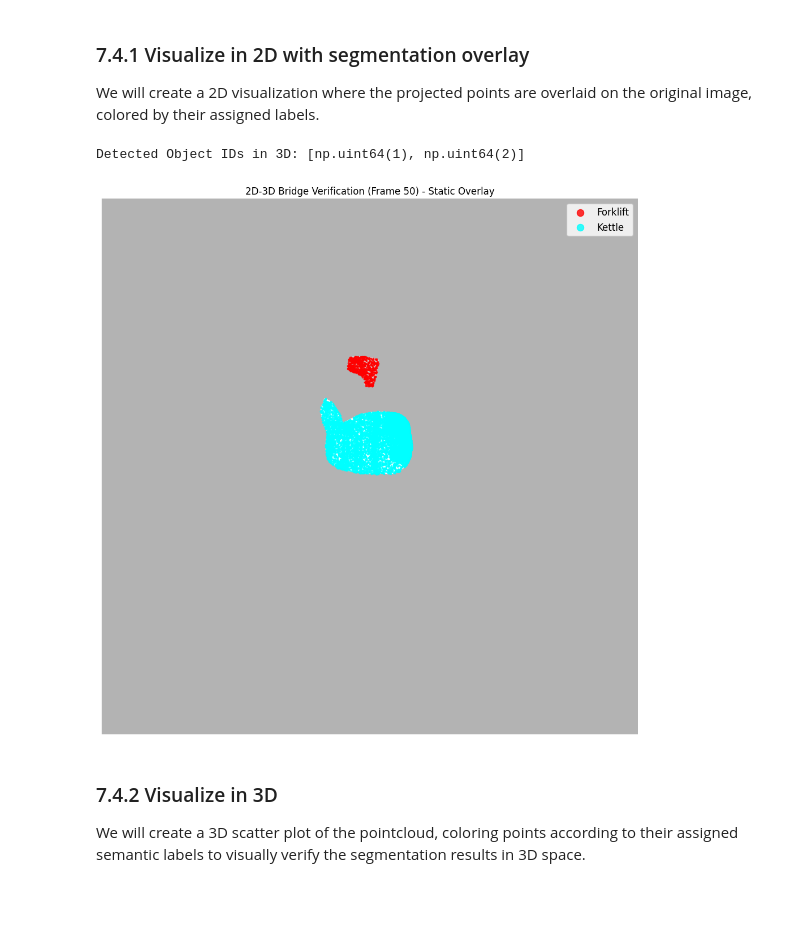
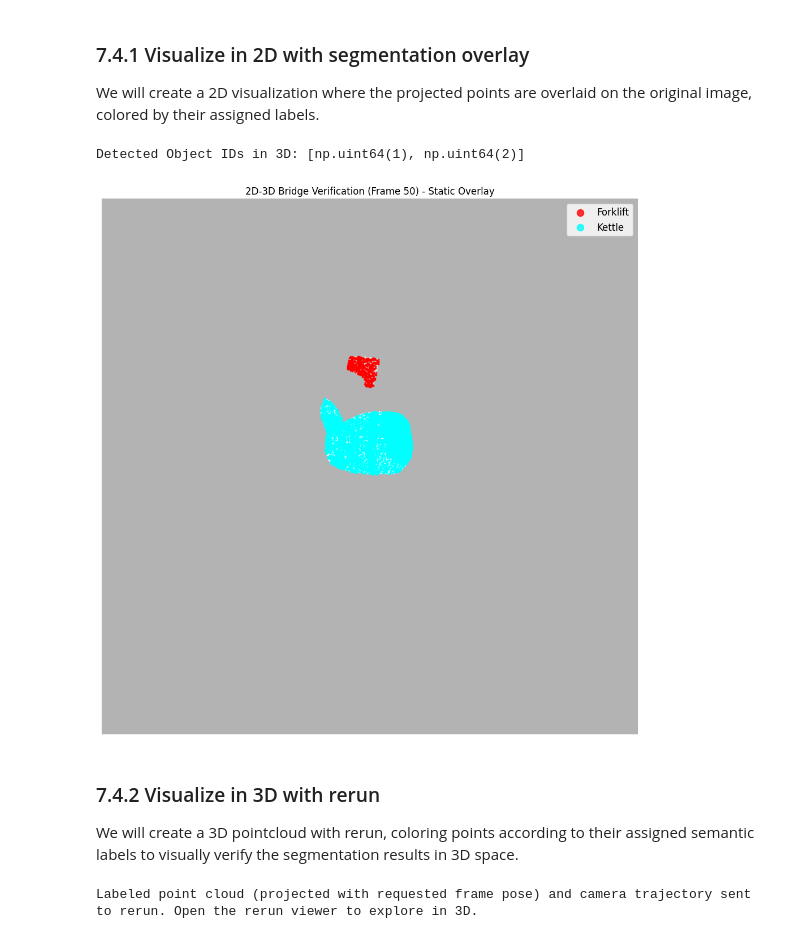
Before and after one commit to GianMalvisi/AriaGen1, a Jupyter notebook: notebooks/07_pointcloud_segmentation.ipynb, the cells around one changed output. Saved outputs shown, nothing was run; the diff lists cells and outputs as text; code cells hidden in the pictures; blank space fills up the shorter version.

Commit message:
added 3d visualization with rerun

```diff
--- a/notebooks/07_pointcloud_segmentation.ipynb
+++ b/notebooks/07_pointcloud_segmentation.ipynb
@@ -173,9 +176,10 @@ import matplotlib.pyplot as plt
 import matplotlib.patches as mpatches
 import numpy as np
 
-def plot_refined_verification(labeled_df, target_mask):
+def plot_refined_verification(labeled_df, target_mask, pose_row):
     """
     Overlays labeled points with a compact legend and fixed colors.
+    If pose_row is provided, uses it for projection (single frame mode).
     """
     # Filter points belonging to objects
     target_pts = labeled_df[labeled_df['semantic_label'] > 0].copy()
@@ -192,42 +196,52 @@ def plot_refined_verification(labeled_df, target_mask):
     u_list, v_list, id_list = [], [], []
     for _, row in target_pts.iterrows():
         p_world = np.array([row['px_world'], row['py_world'], row['pz_world']])
-        pix = project_world_to_rgb_image(p_world, row, rgb_calib, T_Device_Camera)
+        # Use pose_row if provided (single frame mode), else use row (multi-frame mode)
+        pose = pose_row if pose_row is not None else row
+        pix = project_world_to_rgb_image(p_world, pose, rgb_calib, T_Device_Camera)
         if pix is not None:
             u_list.append(pix[0])
             v_list.append(pix[1])
             id_list.append(row['semantic_label'])
 
     # Convert to arrays for easier indexing
     u_list = np.array(u_list)
     v_list = np.array(v_list)
     id_list = np.array(id_list)
 
     plt.figure(figsize=(15, 10))
     plt.imshow(target_mask, cmap='gray', alpha=0.3)
 
     # Manual mapping for consistent colors:
     # We assign Red to the first ID (forklift) and Cyan to the second (kettle)
     colors_map = {unique_ids[0]: 'red', unique_ids[1]: 'cyan'} if len(unique_ids) >= 2 else {unique_ids[0]: 'red'}
 
     # Plot each object separately
     for obj_id, color in colors_map.items():
         mask_id = (id_list == obj_id)
         label_name = "Forklift" if color == 'red' else "Kettle"
         plt.scatter(u_list[mask_id], v_list[mask_id], c=color, s=3, alpha=0.8, label=label_name)
 
     plt.legend(loc='upper right', frameon=True, fontsize=12, markerscale=5)
 
     plt.title(f'2D-3D Bridge Verification (Frame {frame_idx}) - Static Overlay')
     plt.axis('off')
     plt.tight_layout()
     plt.show()
 
-# Run the refined verification
-plot_refined_verification(labeled_points, mask)
+# Get the correct pose_row for the selected frame
+segmentation_fps = 10
+trajectory_fps = 30
+segmentation_time = frame_idx / segmentation_fps
+trajectory_times = trajectory_df['timestamp_ns'] * 1e-9 if 'timestamp_ns' in trajectory_df.columns else np.arange(len(trajectory_df)) / trajectory_fps
+closest_traj_idx = (np.abs(trajectory_times - segmentation_time)).argmin()
+pose_row = trajectory_df.iloc[closest_traj_idx]
+
+# Run the refined verification on the per-frame labeled points, using the correct pose
+plot_refined_verification(labeled_points_frame, mask, pose_row=pose_row)
 # %% [output]
 Detected Object IDs in 3D: [np.uint64(1), np.uint64(2)]
-[figure, old version]
+[figure, new version]
 # %% [markdown]
-### 7.4.2 Visualize in 3D
-We will create a 3D scatter plot of the pointcloud, coloring points according to their assigned semantic labels to visually verify the segmentation results in 3D space.
+### 7.4.2 Visualize in 3D with rerun
+We will create a 3D pointcloud with rerun, coloring points according to their assigned semantic labels to visually verify the segmentation results in 3D space.
@@ -312,0 +248,52 @@ visualize_3d_zoomed(labeled_points, margin=2.0, bg_sample_frac=0.1)
+# %%
+# --- Visualize labeled point cloud AND camera trajectory in rerun ---
+import rerun as rr
+import numpy as np
+
+# ATTENZIONE: labeled_points_frame contiene SOLO i punti visibili dalla camera nel frame richiesto.
+# Se vuoi visualizzare TUTTA la nuvola proiettata con la pose del frame richiesto, usa labeled_points_single_pose (se esiste).
+# Qui mostro entrambe le opzioni, scegli quella che vuoi visualizzare:
+
+# 1. SOLO punti visibili dalla camera nel frame richiesto:
+points_xyz = labeled_points_frame[['px_world', 'py_world', 'pz_world']].to_numpy(dtype=np.float32)
+labels = labeled_points_frame['semantic_label'].to_numpy()
+
+# # 2. TUTTI i punti proiettati con la pose del frame richiesto (decommenta se vuoi questa opzione)
+# points_xyz = labeled_points_single_pose[['px_world', 'py_world', 'pz_world']].to_numpy(dtype=np.float32)
+# labels = labeled_points_single_pose['semantic_label'].to_numpy()
+
+label_to_color = {
+    0: [180, 180, 180],  # background
+    1: [255, 0, 0],      # object 1
+    2: [0, 255, 255],    # object 2
+}
+colors = np.array([label_to_color.get(int(l), [0,0,0]) for l in labels], dtype=np.uint8)
+
+# Optionally, filter to a max number of points for performance
+max_points = 500_000
+if points_xyz.shape[0] > max_points:
+    idx = np.random.choice(points_xyz.shape[0], size=max_points, replace=False)
+    points_xyz = points_xyz[idx]
+    colors = colors[idx]
+
+# --- Camera trajectory ---
+traj_xyz = trajectory_df[['tx_world_device', 'ty_world_device', 'tz_world_device']].to_numpy(dtype=np.float32)
+
+# Center both clouds for easier navigation (use the mean of the trajectory, not the pointcloud)
+center = np.mean(traj_xyz, axis=0, keepdims=True)
+points_xyz_centered = points_xyz - center
+traj_xyz_centered = traj_xyz - center
+
+# Start rerun session
+rr.init("Aria_Segmentation_3D_with_Camera", spawn=True)
+
+# Log the labeled point cloud with smaller radius
+rr.log("pointcloud/labeled", rr.Points3D(points_xyz_centered, colors=colors, radii=0.001))
+# Log the camera trajectory as a 3D line
+rr.log("camera/trajectory", rr.LineStrips3D([traj_xyz_centered], colors=[[0,255,0]]))
+# Log the camera origin (first pose) as a reference point
+rr.log("camera/origin", rr.Points3D([traj_xyz_centered[0]], colors=[[0,0,255]], radii=0.01))
+
+print("Labeled point cloud and camera trajectory sent to rerun.\nSe vuoi vedere tutta la nuvola proiettata con la pose del frame richiesto, decommenta la parte con labeled_points_single_pose.")
+# %% [output]
+Labeled point cloud (projected with requested frame pose) and camera trajectory sent to rerun. Open the rerun viewer to explore in 3D.
```
Also changed, not shown: parts of 2 cells of this notebook.
